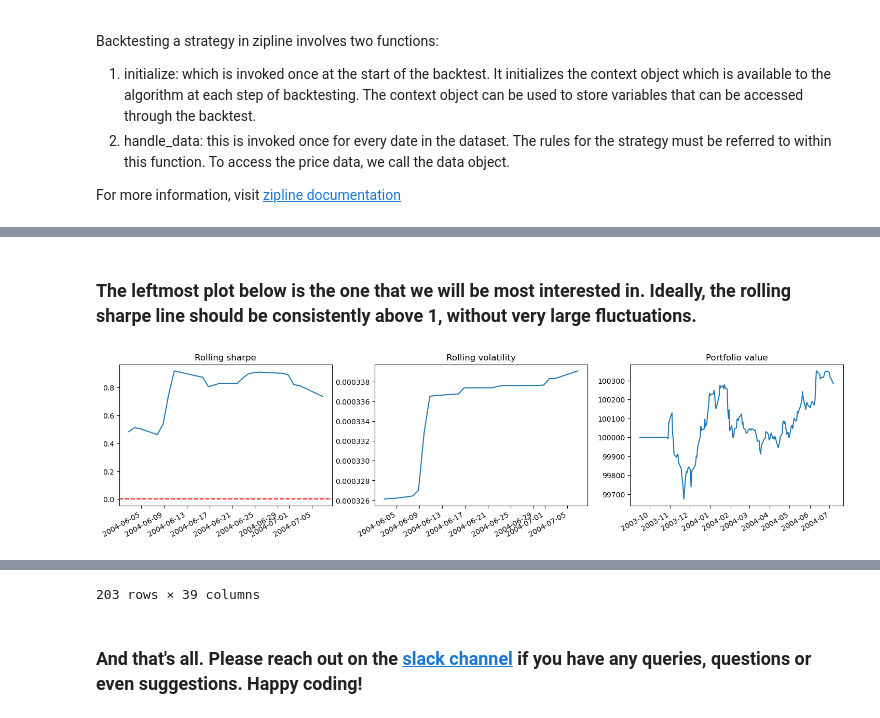
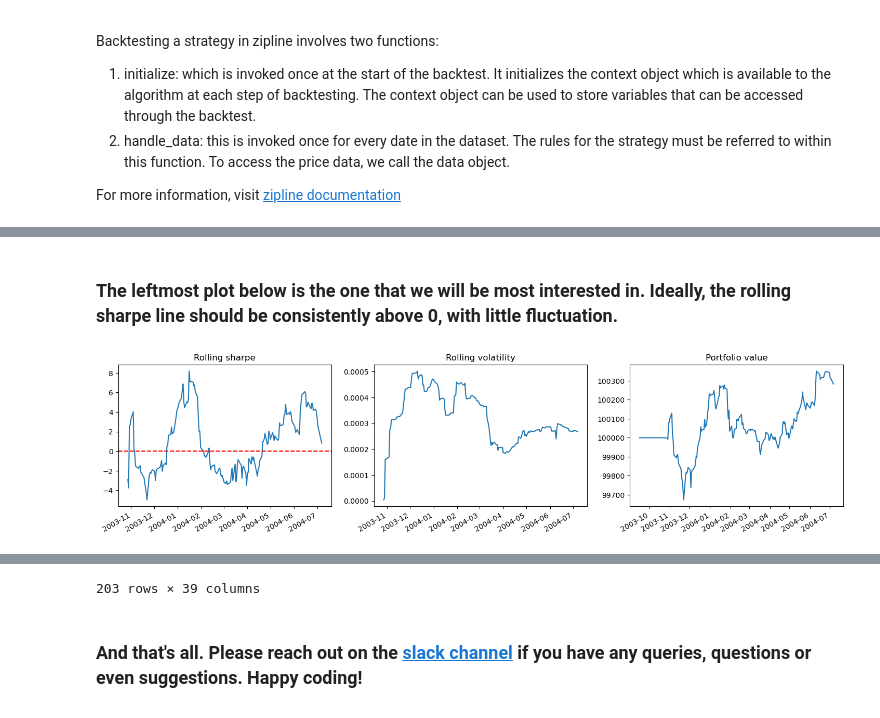
Before and after one commit to anchorblock/quant-hackathon, a Jupyter notebook: zipline.ipynb, the cells around one changed output, grey strips where cells are left out. Drawn from its saved outputs; the diff is of its cells as text; code cells hidden in the pictures.

Commit message:
Changed rolling sharpe to 30 day window

```diff
--- a/zipline.ipynb
+++ b/zipline.ipynb
@@ -179,7 +179,7 @@ result
 203 rows × 37 columns
 # %% [markdown]
-### The leftmost plot below is the one that we will be most interested in. Ideally, the rolling sharpe line should be consistently above 1, without very large fluctuations.
+### The leftmost plot below is the one that we will be most interested in. Ideally, the rolling sharpe line should be consistently above 0, with little fluctuation.
 # %%
-stats.show_rolling_stats(result, 180)
+stats.show_rolling_stats(result, 30)
 # %% [output]
-[figure, old version]
+[figure, new version]
```
Also changed, not shown: parts of 3 cells of this notebook, 1 other file.
